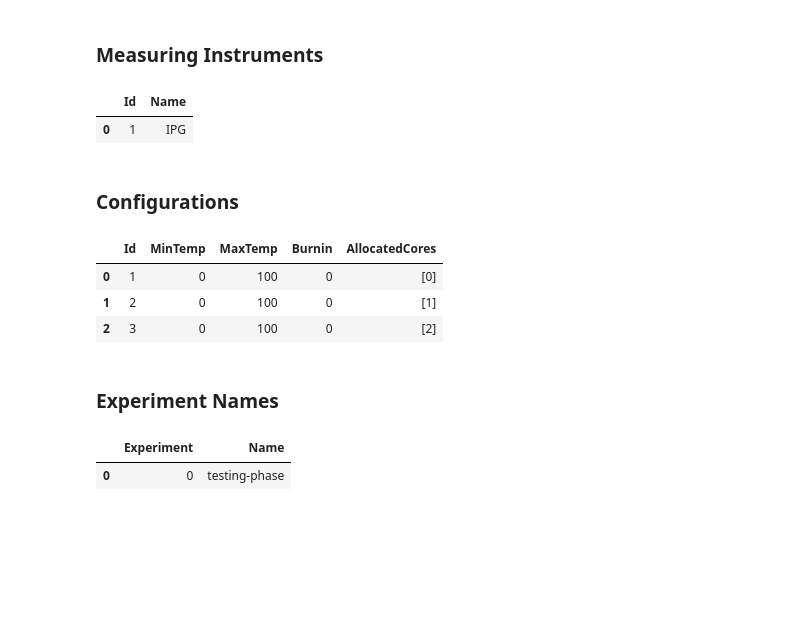
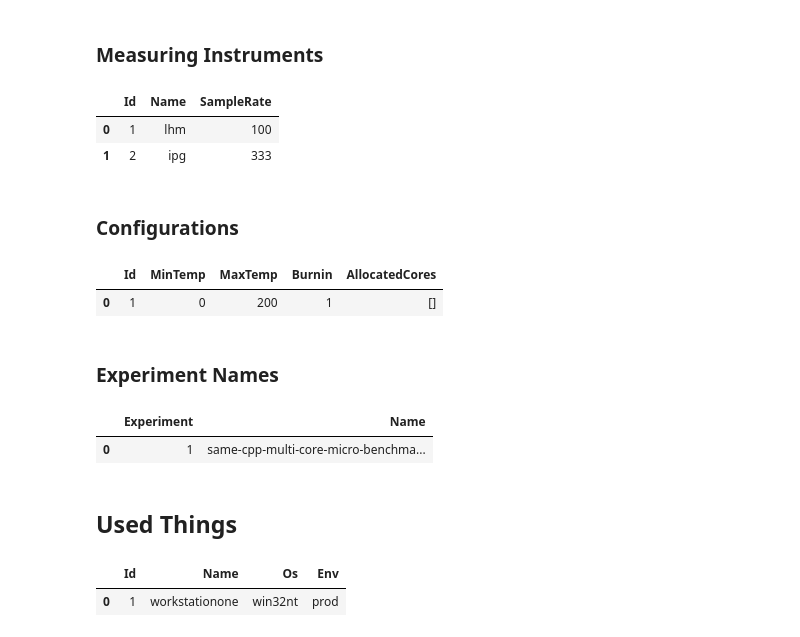
Before and after one commit to KuskIV/BDEnergy, a Jupyter notebook: analytics/result-analysis.ipynb, the cells around one changed output. Drawn from its saved outputs; the diff is of its cells as text; code cells hidden in the pictures; blank space fills up the shorter version.

```diff
--- a/analytics/result-analysis.ipynb
+++ b/analytics/result-analysis.ipynb
@@ -23,7 +85,10 @@ rep.get_test_cases(db)
 # %% [markdown]
 ### Measuring Instruments
 # %%
-rep.get_measuring_instruments(db)
+mi = rep.get_measuring_instruments(db)
+
+mi
 # %% [output]
-|  | Id | Name |
-| 0 | 1 | IPG |
+|  | Id | Name | SampleRate |
+| 0 | 1 | lhm | 100 |
+| 1 | 2 | ipg | 333 |
@@ -32,7 +101,7 @@ rep.get_measuring_instruments(db)
 # %%
-rep.get_configurations(db)
+config = rep.get_configurations(db)
+
+config
 # %% [output]
 |  | Id | MinTemp | MaxTemp | Burnin | AllocatedCores |
-| 0 | 1 | 0 | 100 | 0 | [0] |
-| 1 | 2 | 0 | 100 | 0 | [1] |
-| 2 | 3 | 0 | 100 | 0 | [2] |
+| 0 | 1 | 0 | 200 | 1 | [] |
@@ -39,7 +113,9 @@ rep.get_configurations(db)
 # %% [markdown]
 ### Experiment Names
 # %%
-rep.get_distinct_experiments(db)
+exp = rep.get_distinct_experiments(db)
+
+exp
 # %% [output]
 |  | Experiment | Name |
-| 0 | 0 | testing-phase |
+| 0 | 1 | same-cpp-multi-core-micro-benchma... |
@@ -63,0 +122,7 @@ test_case = '1'
+# %% [markdown]
+## Used Things
+# %%
+used_dut
+# %% [output]
+|  | Id | Name | Os | Env |
+| 0 | 1 | workstationone | win32nt | prod |
```
Also changed, not shown: parts of 20 cells of this notebook, 3 other files.
